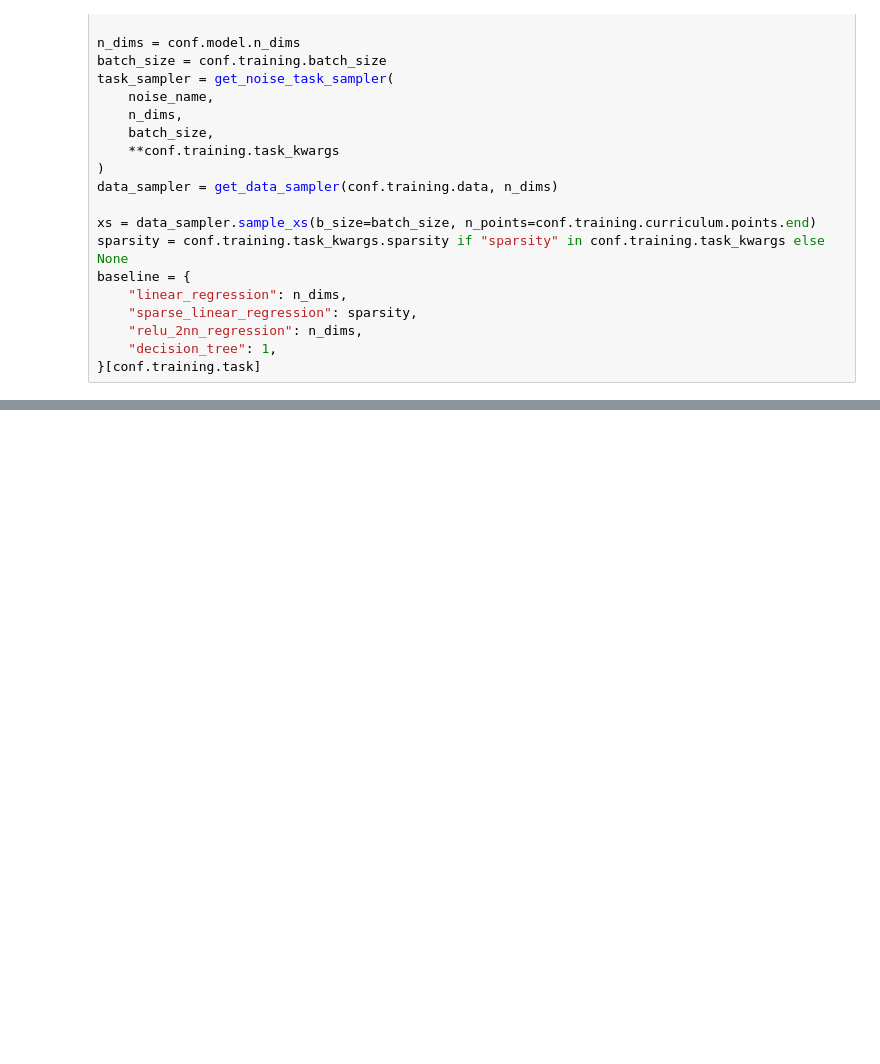
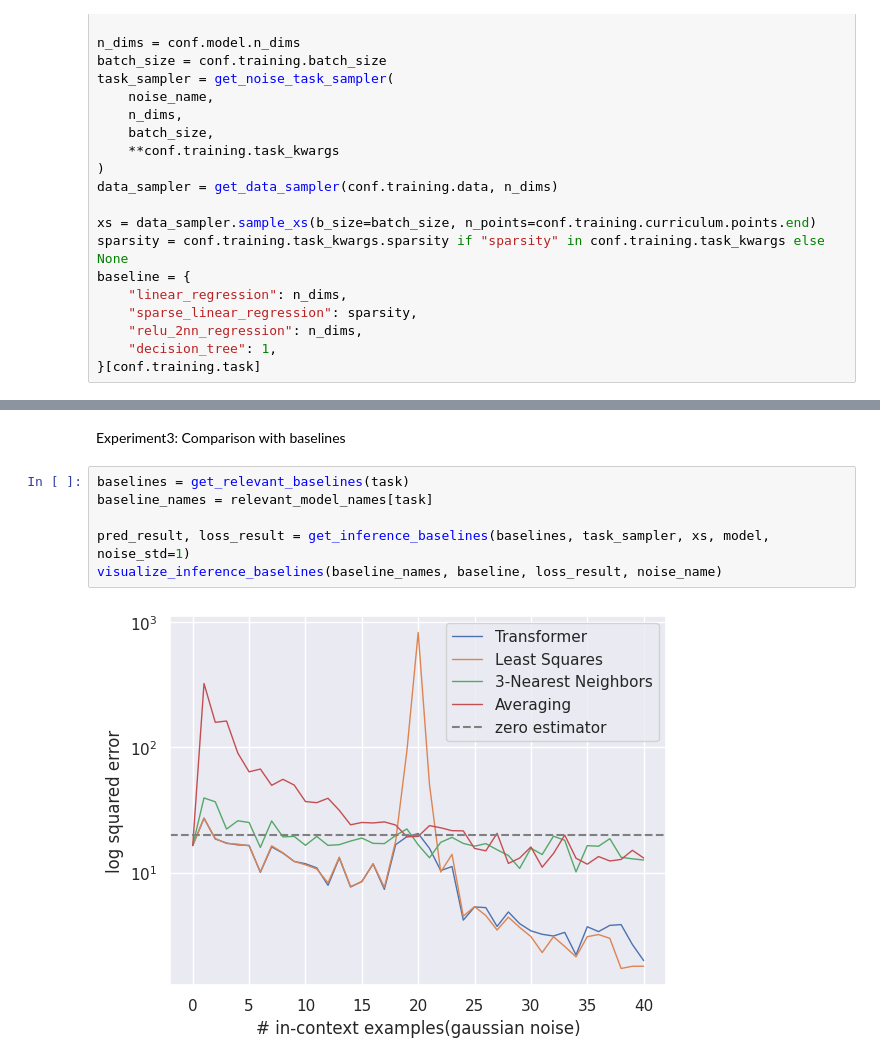
Before and after one commit to InezYu0928/In-Context-Learning, a Jupyter notebook: src/eval_inference.ipynb, the cells around one changed output, grey strips where cells are left out. Drawn from its saved outputs; the diff is of its cells as text; blank space fills up the shorter version.

```diff
--- a/src/eval_inference.ipynb
+++ b/src/eval_inference.ipynb
@@ -90,0 +104,10 @@ visualize_inference_scale(baseline, x_scales, loss_result, noise_name)
+# %% [markdown]
+Experiment3: Comparison with baselines
+# %%
+baselines = get_relevant_baselines(task)
+baseline_names = relevant_model_names[task]
+
+pred_result, loss_result = get_inference_baselines(baselines, task_sampler, xs, model, noise_std=1)
+visualize_inference_baselines(baseline_names, baseline, loss_result, noise_name)
+# %% [output]
+[figure, added]
```
Also changed, not shown: parts of 7 cells of this notebook, 1 other file.
